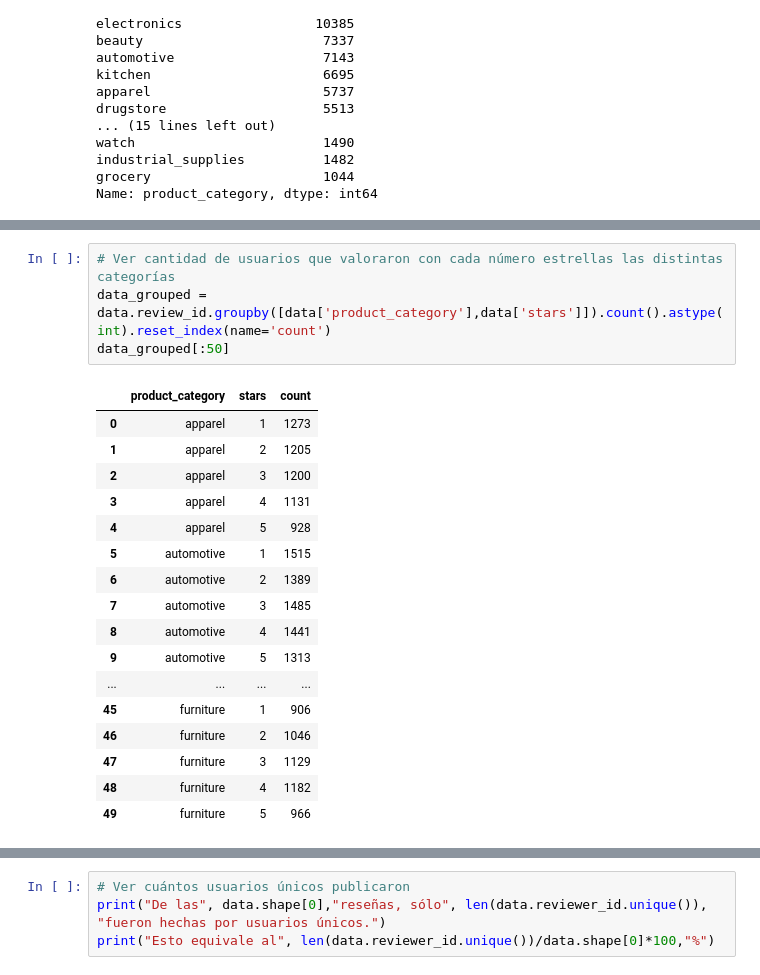
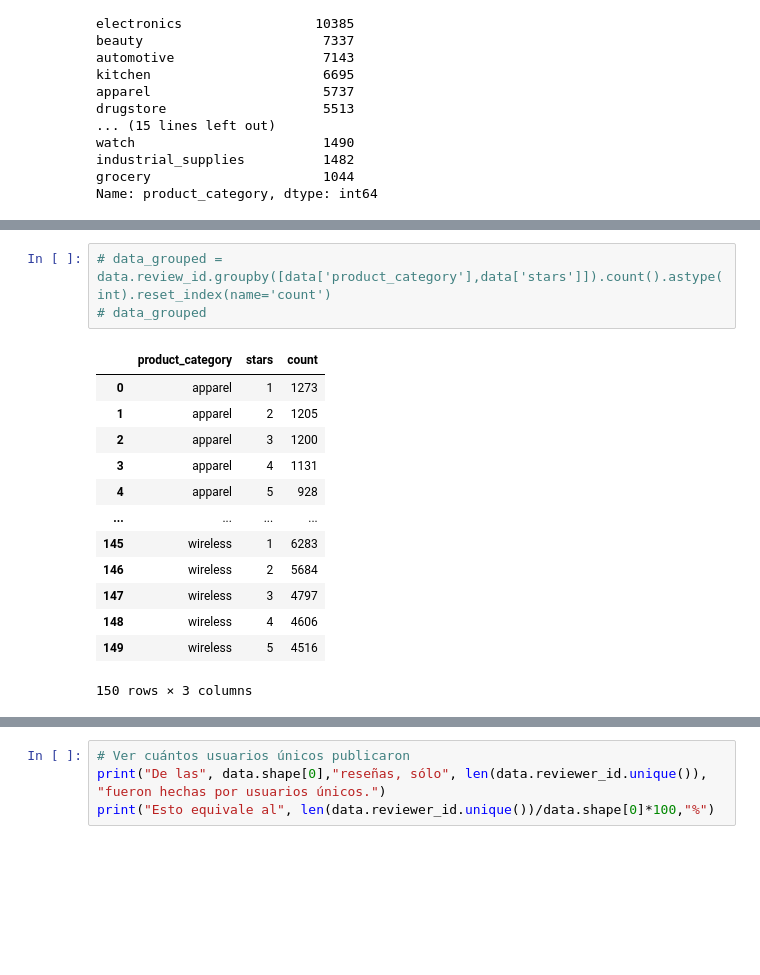
Before and after one commit to lusalmeron/Acamica-DS-Proyecto-3-NLP, a Jupyter notebook: Proyecto_3.ipynb, the cells around one changed output, grey strips where cells are left out. Cells and saved outputs as stored; diff of their text form; blank space fills up the shorter version.

```diff
--- a/Proyecto_3.ipynb
+++ b/Proyecto_3.ipynb
@@ -73,22 +93,17 @@ Name: product_category, dtype: int64
 # %%
-# Ver cantidad de usuarios que valoraron con cada número estrellas las distintas categorías
-data_grouped = data.review_id.groupby([data['product_category'],data['stars']]).count().astype(int).reset_index(name='count')
-data_grouped[:50]
+# data_grouped = data.review_id.groupby([data['product_category'],data['stars']]).count().astype(int).reset_index(name='count')
+# data_grouped
 # %% [output]
 |  | product_category | stars | count |
 | 0 | apparel | 1 | 1273 |
 | 1 | apparel | 2 | 1205 |
 | 2 | apparel | 3 | 1200 |
 | 3 | apparel | 4 | 1131 |
 | 4 | apparel | 5 | 928 |
-| 5 | automotive | 1 | 1515 |
-| 6 | automotive | 2 | 1389 |
-| 7 | automotive | 3 | 1485 |
-| 8 | automotive | 4 | 1441 |
-| 9 | automotive | 5 | 1313 |
 | ... | ... | ... | ... |
-| 45 | furniture | 1 | 906 |
-| 46 | furniture | 2 | 1046 |
-| 47 | furniture | 3 | 1129 |
-| 48 | furniture | 4 | 1182 |
-| 49 | furniture | 5 | 966 |
+| 145 | wireless | 1 | 6283 |
+| 146 | wireless | 2 | 5684 |
+| 147 | wireless | 3 | 4797 |
+| 148 | wireless | 4 | 4606 |
+| 149 | wireless | 5 | 4516 |
+150 rows × 3 columns
```
Also changed, not shown: parts of 24 cells of this notebook, 1 other file.
